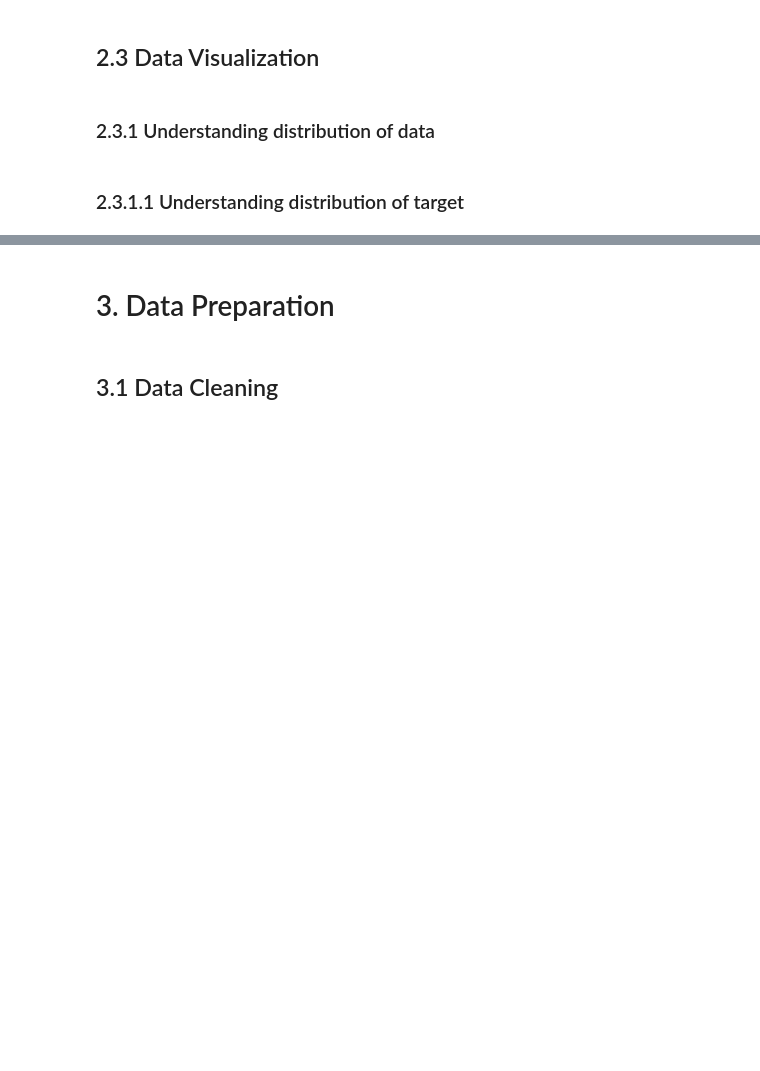
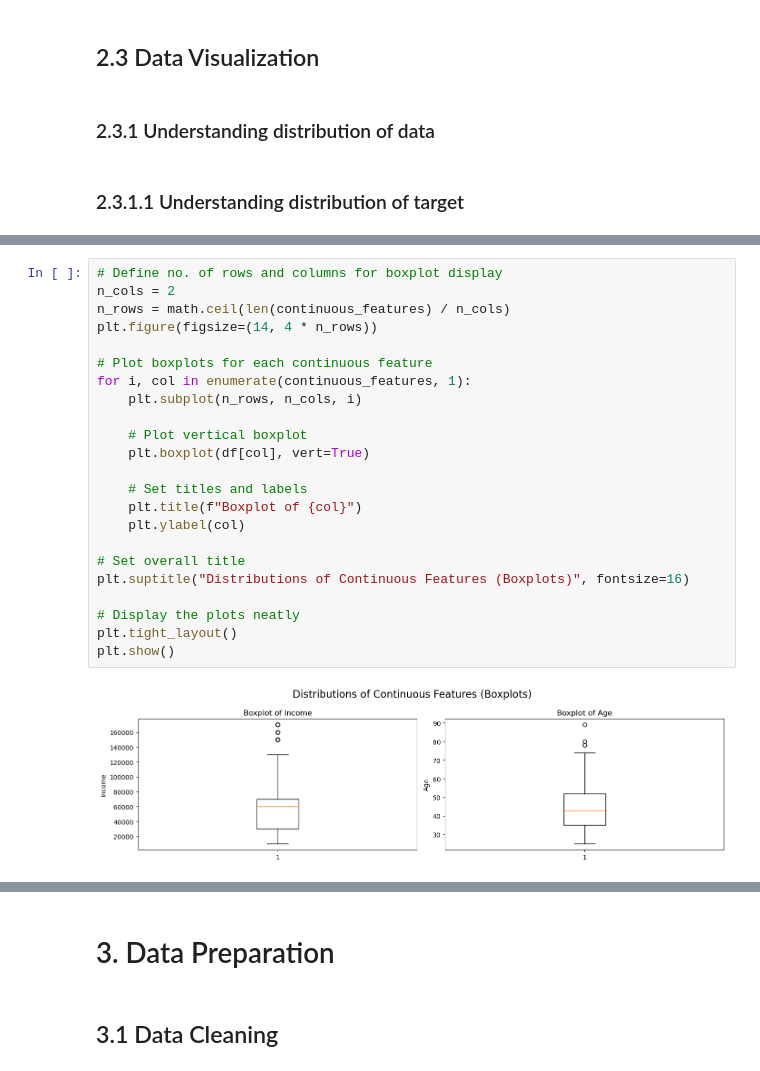
Before and after one commit to JeffSWZ/MLDP-2401685I-Jeff, a Jupyter notebook: MLDP Program Codes Submission Template.ipynb, the cells around one changed output, grey strips where cells are left out. Cells and saved outputs as stored; diff of their text form; blank space fills up the shorter version.

```diff
--- a/MLDP Program Codes Submission Template.ipynb
+++ b/MLDP Program Codes Submission Template.ipynb
@@ -128,0 +292,25 @@ The target variable Purchased Bike is discrete with two possible outcomes (Yes/N
+# %%
+# Define no. of rows and columns for boxplot display
+n_cols = 2
+n_rows = math.ceil(len(continuous_features) / n_cols)
+plt.figure(figsize=(14, 4 * n_rows))
+
+# Plot boxplots for each continuous feature
+for i, col in enumerate(continuous_features, 1):
+    plt.subplot(n_rows, n_cols, i)
+
+    # Plot vertical boxplot
+    plt.boxplot(df[col], vert=True)
+
+    # Set titles and labels
+    plt.title(f"Boxplot of {col}")
+    plt.ylabel(col)
+
+# Set overall title
+plt.suptitle("Distributions of Continuous Features (Boxplots)", fontsize=16)
+
+# Display the plots neatly
+plt.tight_layout()
+plt.show()
+# %% [output]
+[figure, added]
```
Also changed, not shown: parts of 32 cells of this notebook, 1 other file.
